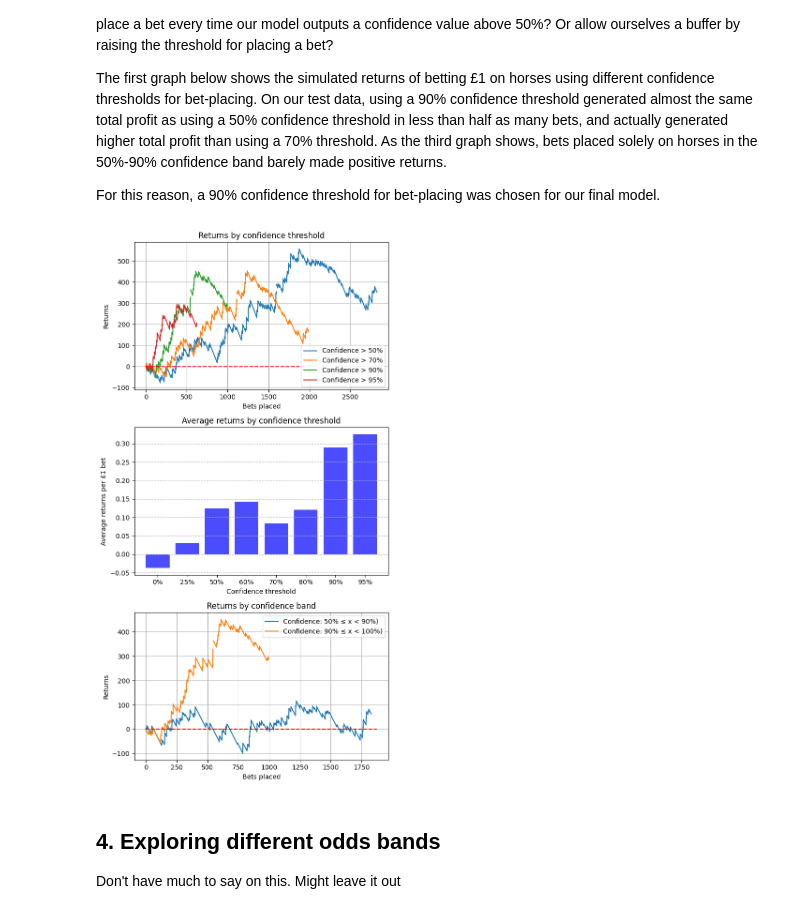
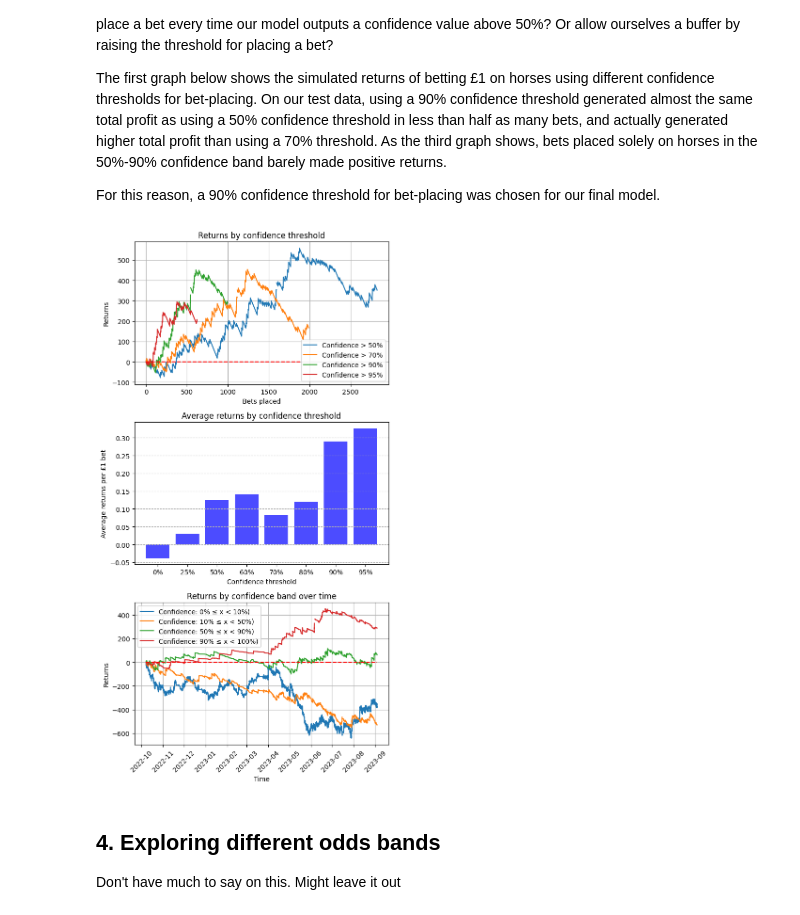
Before and after one commit to lucasglanville/and_theyre_off_backend, a Jupyter notebook: notebooks/lucasglanville/lucasglanville_NN_final_analysis.ipynb, the cells around one changed output. Drawn from its saved outputs; the diff is of its cells as text; code cells hidden in the pictures.

Commit message:
Made changes to section 3 graphs

```diff
--- a/notebooks/lucasglanville/lucasglanville_NN_final_analysis.ipynb
+++ b/notebooks/lucasglanville/lucasglanville_NN_final_analysis.ipynb
@@ -266,45 +266,62 @@ def calculate_cumulative_profit_over_bands(df, lower_threshold, upper_threshold)
     return df['01m_profit'].cumsum()  # Sum the profits
 fig = plt.figure(figsize=(12, 12))
 gs = gridspec.GridSpec(3, 2, width_ratios=[1,1], height_ratios=[1,1,1])
 ax0 = plt.subplot(gs[0])
 ax1 = plt.subplot(gs[2])
-ax2 = plt.subplot(gs[4])
+# ax2 = plt.subplot(gs[4])
+ax3 = plt.subplot(gs[4])
 # First plot: Evolution of profits betting £1 stakes - comparing model confidence thresholds
 thresholds = [0.5, 0.70, 0.9, 0.95]
 for threshold in thresholds:
     cumulative_profit = calculate_cumulative_profit_over_bets(df, threshold)
     ax0.plot(range(len(cumulative_profit)), cumulative_profit, label=f"Confidence > {round((threshold*100))}%")
 ax0.plot(range(1900), [0] * 1900, color='r', linestyle='--')
 ax0.set_title("Returns by confidence threshold")
 ax0.set_xlabel("Bets placed")
 ax0.set_ylabel("Returns")
 ax0.grid(True)
 ax0.legend(loc='lower right')
 # Second plot: Average Returns per bet by model confidence threshold
 thresholds = [0.001, 0.25, 0.5, 0.6, 0.7, 0.8, 0.9, 0.95]
 average_returns = [calculate_average_return_per_bet(df, threshold) for threshold in thresholds] # Calculate average returns for each threshold
 ax1.bar(range(len(thresholds)), average_returns, color='blue', alpha=0.7)
 ax1.set_title("Average returns by confidence threshold")
 ax1.set_xlabel("Confidence threshold")
 ax1.set_ylabel("Average returns per £1 bet")
 ax1.set_xticks(range(len(thresholds)))
 ax1.set_xticklabels([f"{round(t*100)}%" for t in thresholds])
 ax1.grid(axis='y', linestyle='--')
-# Third plot: Evolution of profits betting £1 stakes - comparing model confidence bands
-threshold_bands = [(0.5, 0.9), (0.9, 1.00001)]
+# # Third plot: Evolution of profits betting £1 stakes - comparing model confidence bands
+# threshold_bands = [(0.5, 0.9), (0.9, 1.00001)]
+# for lower, upper in threshold_bands:
+#     cumulative_profit = calculate_cumulative_profit_over_bands(df, lower, upper)
+#     ax2.plot(range(len(cumulative_profit)), cumulative_profit, label=f"Confidence: {round((lower*100))}% ≤ x < {round((upper*100))}%)")
+# ax2.plot(range(1875), [0] * 1875, color='r', linestyle='--')
+# ax2.set_title("Returns by confidence band")
+# ax2.set_xlabel("Bets placed")
+# ax2.set_ylabel("Returns")
+# ax2.grid(True)
+# ax2.legend()
+
+# Fourth plot: Returns by confidence band with time as the X axis
+threshold_bands = [(0,0.1), (0.1, 0.5), (0.5, 0.9), (0.9, 1.00001)]
 for lower, upper in threshold_bands:
-    cumulative_profit = calculate_cumulative_profit_over_bands(df, lower, upper)
-    ax2.plot(range(len(cumulative_profit)), cumulative_profit, label=f"Confidence: {round((lower*100))}% ≤ x < {round((upper*100))}%)")
-ax2.plot(range(1875), [0] * 1875, color='r', linestyle='--')
-ax2.set_title("Returns by confidence band")
-ax2.set_xlabel("Bets placed")
-ax2.set_ylabel("Returns")
-ax2.grid(True)
-ax2.legend()
+    sub_df = df[(df['model_preds'] >= lower) & (df['model_preds'] < upper)]
+    cumulative_profit_time = sub_df['01m_profit'].cumsum()
+    ax3.plot(sub_df['f_ko'], cumulative_profit_time, label=f"Confidence: {round((lower*100))}% ≤ x < {round((upper*100))}%)")
+ax3.plot(sub_df['f_ko'], [0] * cumulative_profit_time, color='r', linestyle='--')
+ax3.set_title("Returns by confidence band over time")
+ax3.set_xlabel("Time")
+ax3.set_ylabel("Returns")
+# ax3.set_xticks(ax3.get_xticks())
+ax3.set_xticklabels(ax3.get_xticklabels(), rotation=45)
+ax3.grid(True)
+ax3.legend()
+
 plt.tight_layout()
 plt.show()
 # %% [output]
-[figure, old version]
+[figure, new version]
 # %% [markdown]
 ## 4. Exploring different odds bands
 
```
